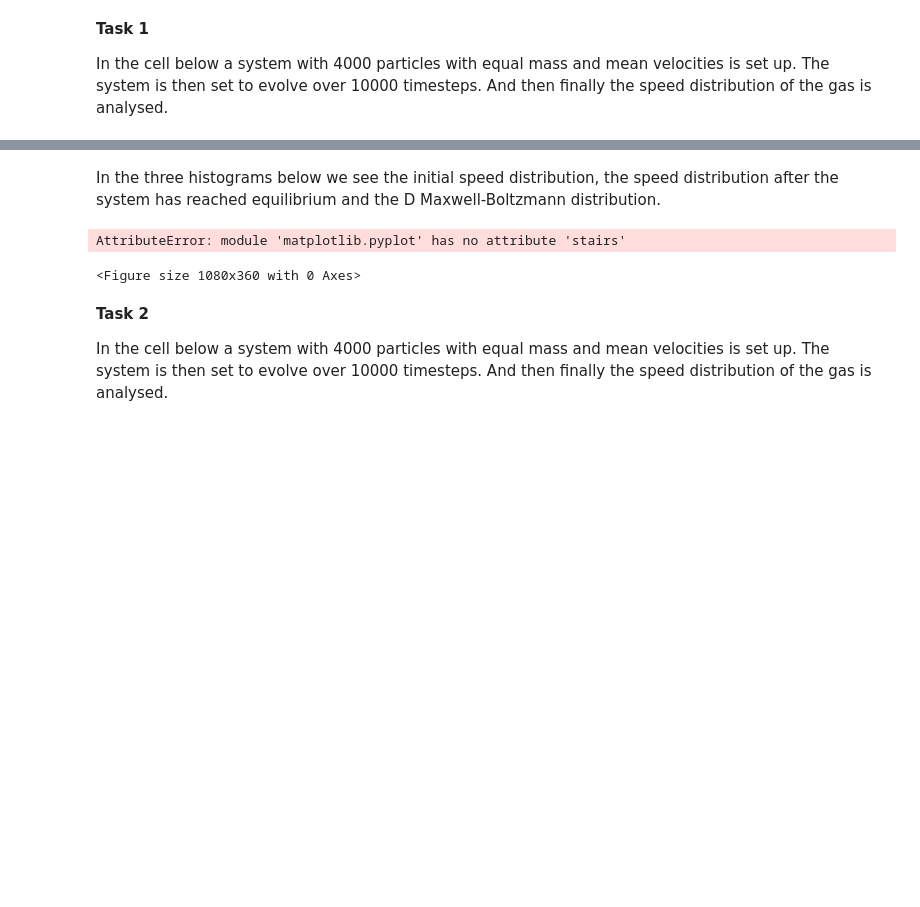
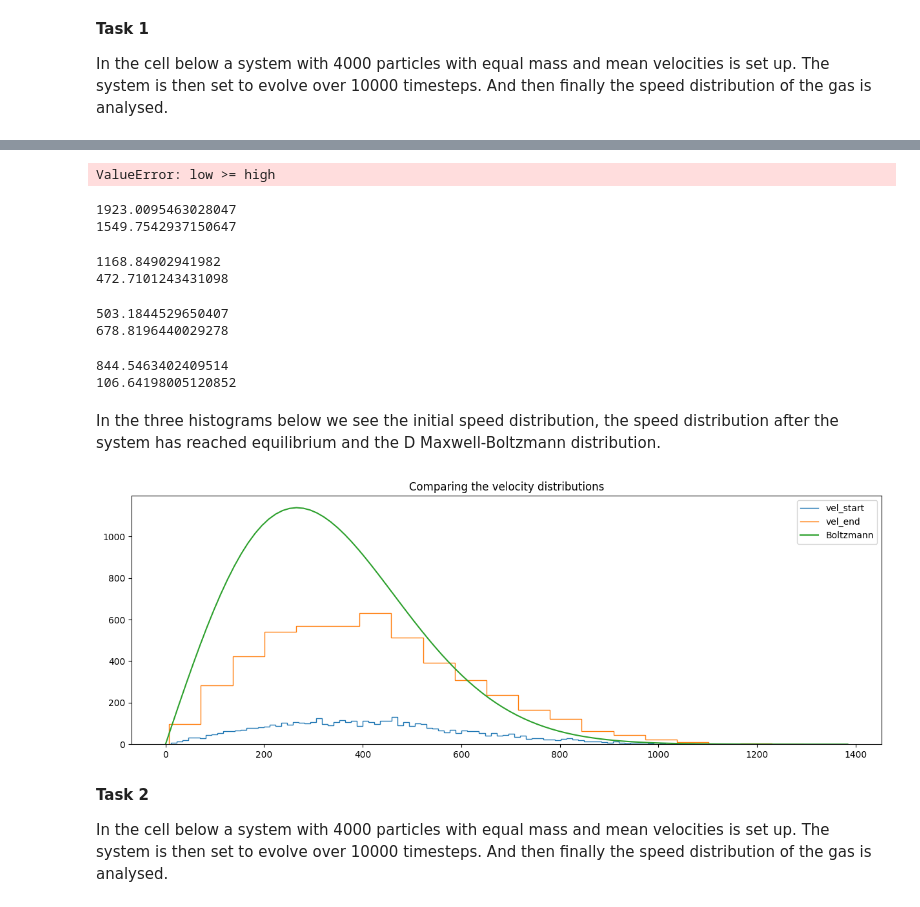
Before and after one commit to malanmyri/Event-Driven-Motion, a Jupyter notebook: Assignment 1.ipynb, the cells around one changed output, grey strips where cells are left out. Cells and saved outputs as stored; diff of their text form; code cells hidden in the pictures; blank space fills up the shorter version.

```diff
--- a/Assignment 1.ipynb
+++ b/Assignment 1.ipynb
@@ -59,13 +194,72 @@ system_1.find_collisions()
+# %%
+system_1 = system(num_particles, elasticity,x_b, y_b,mean_velocity,mass,radius, tc)    # Initializing the system
+system_1.uniform_particles()                                                           # Putting the particles in the box with a uniform distribution
+system_1.find_collisions()                                                             # Finding the collisions and adding them to a heapqueu
+system_1.tol = 100
+# %% [output]
+ValueError: low >= high
 # %%
 vel_start = system_1.return_velocities()
-times = 4
-system_1.update(times)
+
+for time in range(2):
+    times = 1000
+    system_1.update(times)
+    system_1.convergence()
+
 vel_end = system_1.return_velocities()
+# %% [output]
+1923.0095463028047
+1549.7542937150647
+# %%
+vel_start = system_1.return_velocities()
+
+for time in range(2):
+    times = 1000
+    system_1.update(times)
+    system_1.convergence()
+
+vel_end = system_1.return_velocities()
+# %% [output]
+1168.84902941982
+472.7101243431098
+# %%
+vel_start = system_1.return_velocities()
+
+for time in range(2):
+    times = 1000
+    system_1.update(times)
+    system_1.convergence()
+
+vel_end = system_1.return_velocities()
+# %% [output]
+503.1844529650407
+678.8196440029278
+# %%
+vel_start = system_1.return_velocities()
+
+for time in range(2):
+    times = 1000
+    system_1.update(times)
+    system_1.convergence()
+
+vel_end = system_1.return_velocities()
+# %% [output]
+844.5463402409514
+106.64198005120852
 # %% [markdown]
 In the three histograms below we see the initial speed distribution, the speed distribution after the system has reached equilibrium and the D Maxwell-Boltzmann distribution.
 # %%
-figure_1 = Boltzmann_comparison(vel_start, vel_end, np.linspace(0,mean_velocity*3,100) )
+v = np.linspace(0,mean_velocity*3,100)
+fig =plt.figure(figsize = (15,5))
+
+counts_1, bins_1 = np.histogram(vel_start, bins=100)
+counts_2, bins_2 = np.histogram(vel_end, bins=20)
+
+plt.stairs(counts_1, bins_1, label = "vel_start" )
+plt.stairs(counts_2, bins_2, label = "vel_end" )
+plt.plot(v,boltsmann(v, m_02)*500000, label = "Boltzmann" )
+plt.title( "Comparing the velocity distributions")
+plt.legend()
 plt.show()
 # %% [output]
-AttributeError: module 'matplotlib.pyplot' has no attribute 'stairs'
-<Figure size 1080x360 with 0 Axes>
+[figure, added]
```
Also changed, not shown: parts of 8 cells of this notebook, 2 other files.
